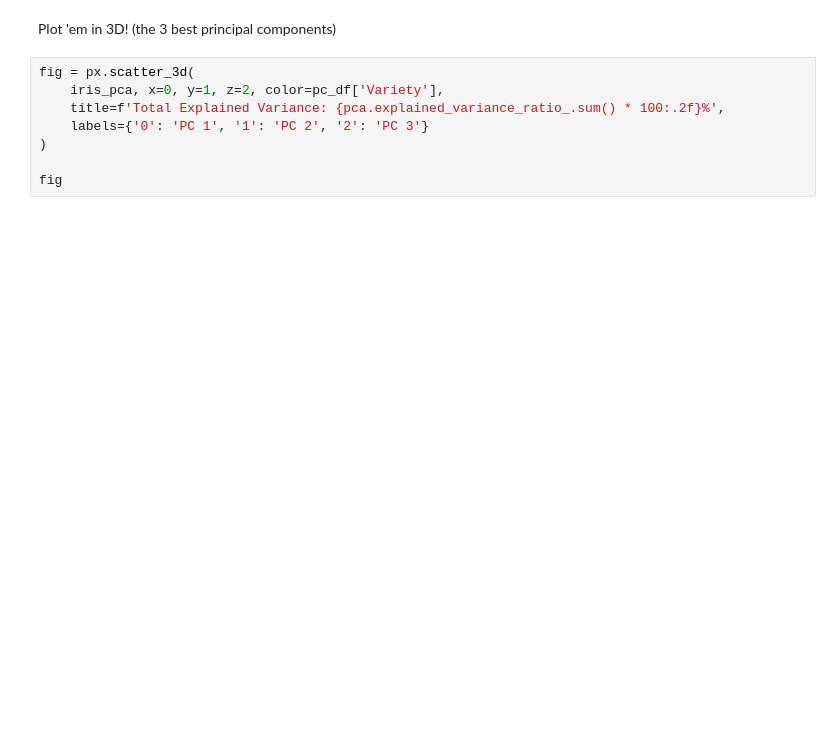
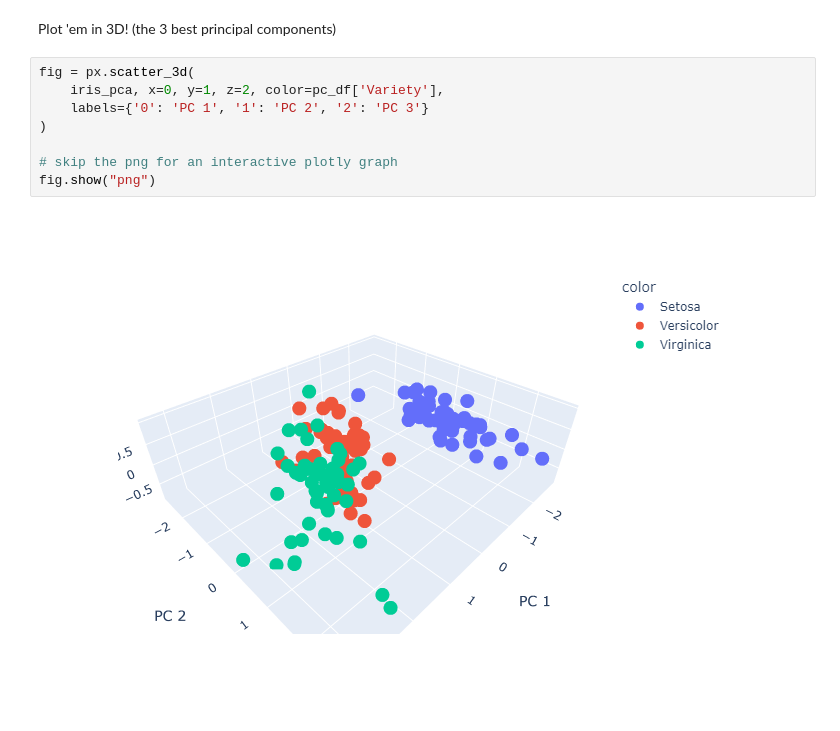
Before and after one commit to lscobe16/iris-pca, a Jupyter notebook: pres.ipynb, the cells around one changed output. Cells and saved outputs as stored; diff of their text form; blank space fills up the shorter version.

```diff
--- a/pres.ipynb
+++ b/pres.ipynb
@@ -118,8 +125,10 @@ Plot 'em in 3D! (the 3 best principal components)
 # %%
 fig = px.scatter_3d(
     iris_pca, x=0, y=1, z=2, color=pc_df['Variety'],
-    title=f'Total Explained Variance: {pca.explained_variance_ratio_.sum() * 100:.2f}%',
     labels={'0': 'PC 1', '1': 'PC 2', '2': 'PC 3'}
 )
 
-fig
+# skip the png for an interactive plotly graph
+fig.show("png")
+# %% [output]
+[figure, added]
```
Also changed, not shown: parts of 2 cells of this notebook.
